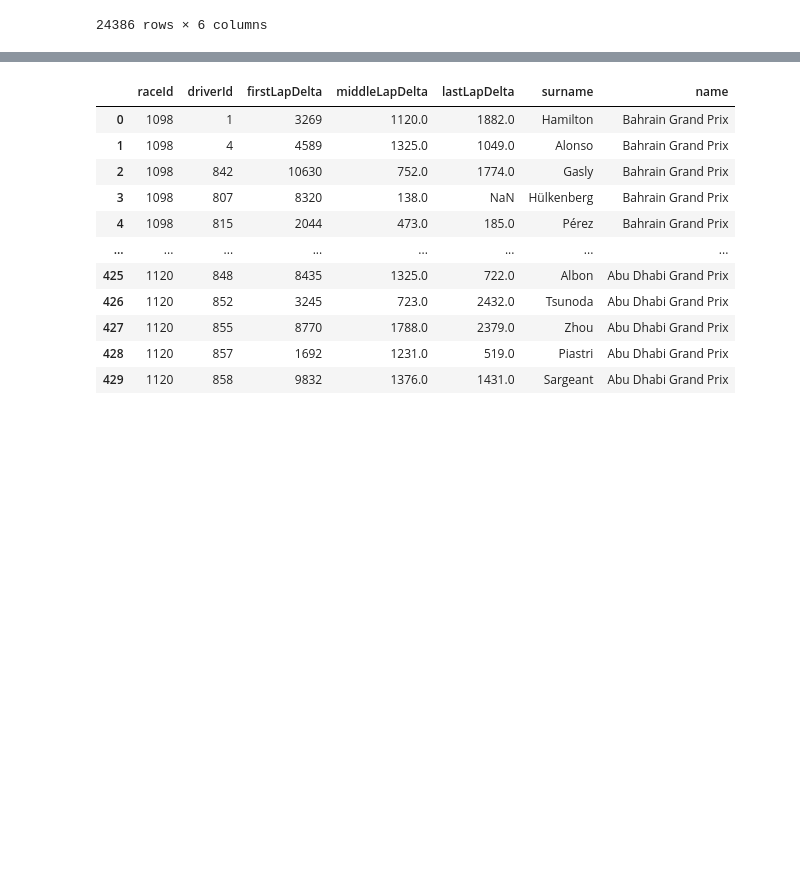
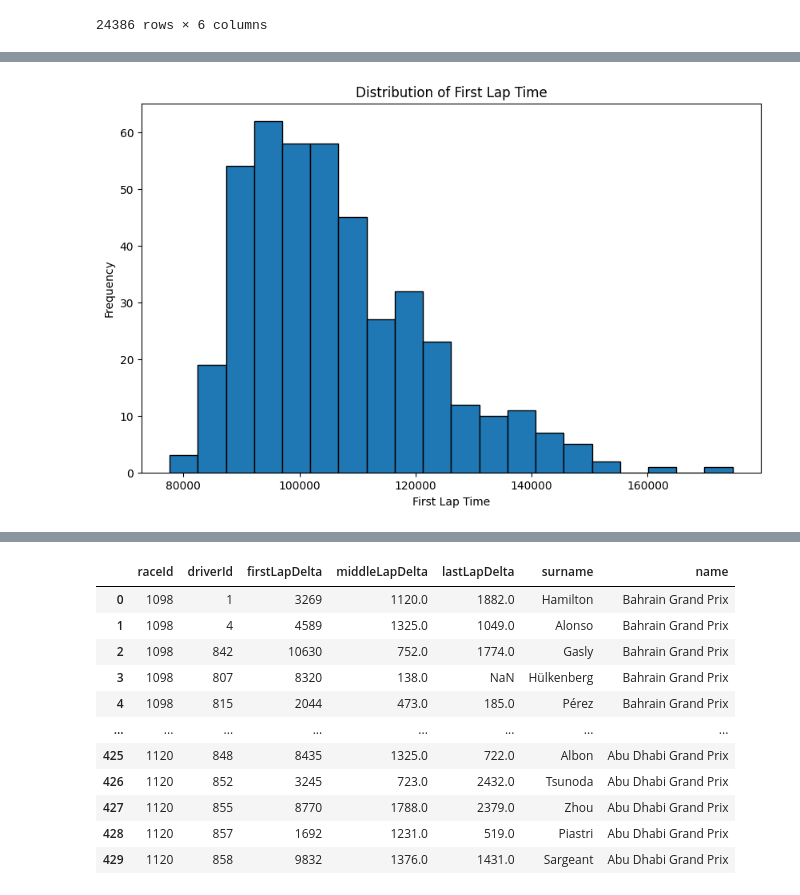
Before and after one commit to MichaelAngeloTheFirst/Formula1-Dataset-Exploration, a Jupyter notebook: f1_times.ipynb, the cells around one changed output, grey strips where cells are left out. Cells and saved outputs as stored; diff of their text form; code cells hidden in the pictures; blank space fills up the shorter version.

Commit message:
Added histograms

```diff
--- a/f1_times.ipynb
+++ b/f1_times.ipynb
@@ -77,25 +78,3 @@ display(drivers_2023)
 | 855 | 857 | piastri | 81 | PIA | Oscar | Piastri | 2001-04-06 | Australian | http://en.wikipedia.org/wiki/Osca... |
 | 856 | 858 | sargeant | 2 | SAR | Logan | Sargeant | 2000-12-31 | American | http://en.wikipedia.org/wiki/Loga... |
 | 857 | 859 | lawson | 40 | LAW | Liam | Lawson | 2002-02-11 | New Zealander | http://en.wikipedia.org/wiki/Liam... |
-# %%
-grouped = lap_times_2023.groupby(['raceId', 'driverId'])
-
-results = []
-for (race_id, driver_id), group in grouped:
-    group = group.sort_values(by='lap')
-
-    first_lap = group.iloc[0]
-    last_lap = group.iloc[-1]
-    middle_index = len(group) // 2
-    middle_lap = group.iloc[middle_index]
-
-    results.append({
-        'raceId': race_id,
-        'driverId': driver_id,
-        'firstLapTime': first_lap['time'],
-        'middleLapTime': middle_lap['time'],
-        'lastLapTime': last_lap['time']
-    })
-
-results_df = pd.DataFrame(results)
-display(results_df)
@@ -115,0 +140,9 @@ display(results_df)
+# %%
+plt.figure(figsize=(10, 6))
+plt.hist(times_normalized['firstLapMilliseconds'], bins=20, edgecolor='black')
+plt.xlabel('First Lap Time')
+plt.ylabel('Frequency')
+plt.title('Distribution of First Lap Time')
+plt.show()
+# %% [output]
+[figure, added]
```
Also changed, not shown: parts of 14 cells of this notebook.
